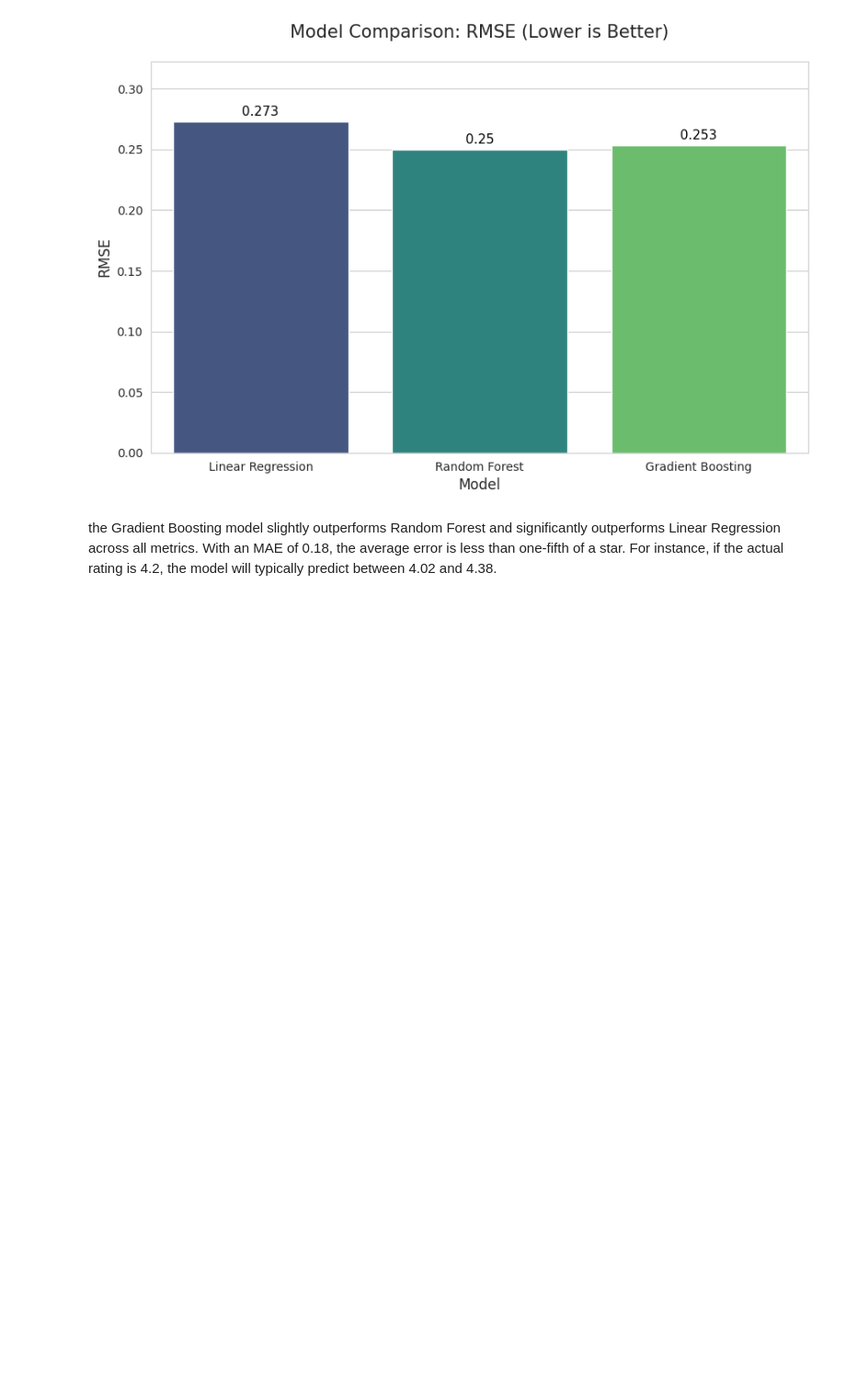
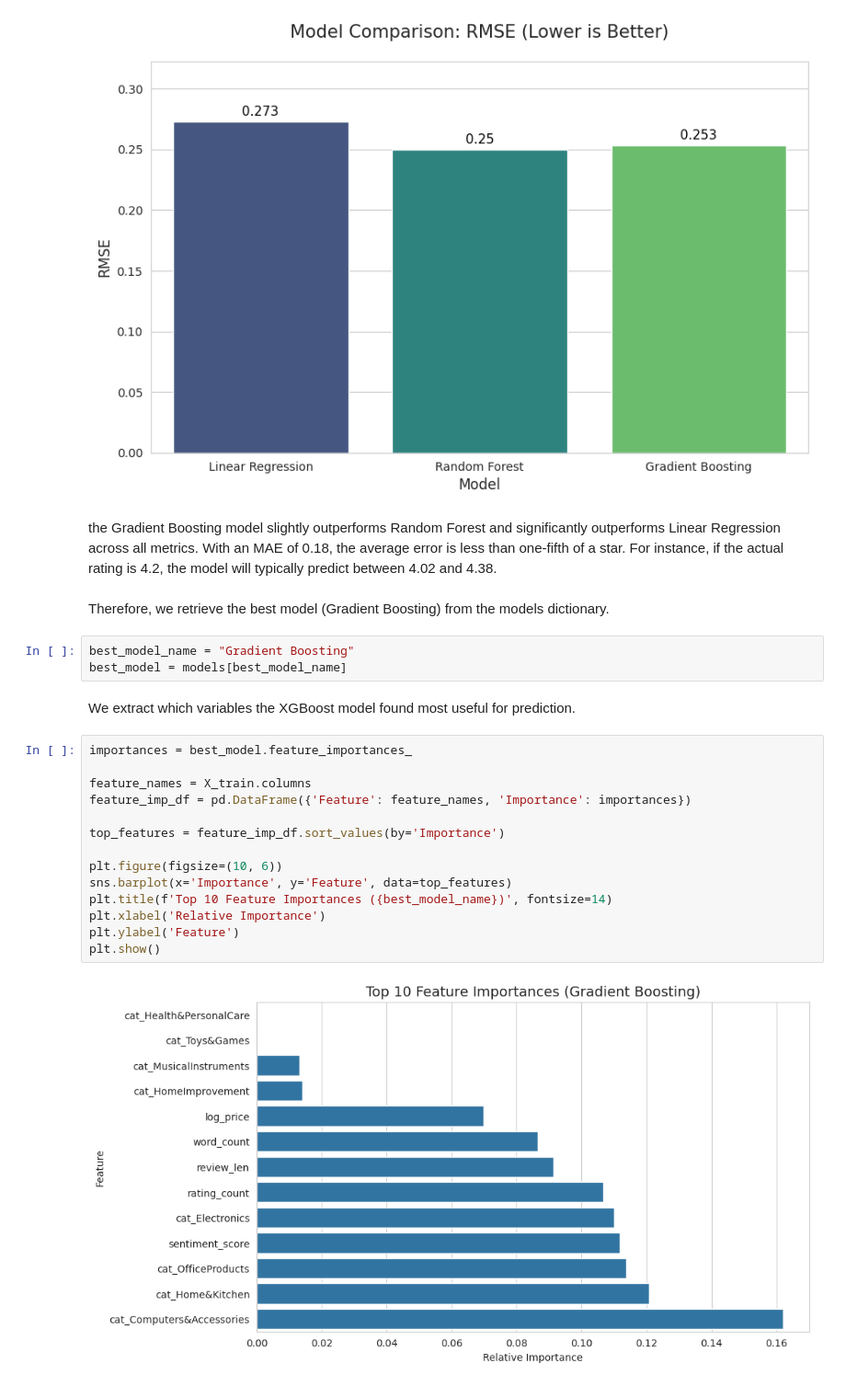
Before and after one commit to LeJ-04/amazon-products-rating-ml-project, a Jupyter notebook: ProjetML.ipynb, the cells around one changed output. Shown: that part at 92% size. Cells and saved outputs as stored; diff of their text form; blank space fills up the shorter version.

Commit message:
PART6 : done, we have to structure the notebook (better visualization)

```diff
--- a/ProjetML.ipynb
+++ b/ProjetML.ipynb
@@ -801,3 +803,26 @@ the Gradient Boosting model slightly outperforms Random
 Forest and significantly outperforms Linear Regression across all metrics. With an MAE of 0.18,
 the average error is less than one-fifth of a star. For instance, if the actual rating is 4.2, the model
 will typically predict between 4.02 and 4.38.
+# %% [markdown]
+Therefore, we retrieve the best model (Gradient Boosting) from the models dictionary.
+# %%
+best_model_name = "Gradient Boosting"
+best_model = models[best_model_name]
+# %% [markdown]
+We extract which variables the XGBoost model found most useful for prediction.
+# %%
+importances = best_model.feature_importances_
+
+feature_names = X_train.columns
+feature_imp_df = pd.DataFrame({'Feature': feature_names, 'Importance': importances})
+
+top_features = feature_imp_df.sort_values(by='Importance')
+
+plt.figure(figsize=(10, 6))
+sns.barplot(x='Importance', y='Feature', data=top_features)
+plt.title(f'Top 10 Feature Importances ({best_model_name})', fontsize=14)
+plt.xlabel('Relative Importance')
+plt.ylabel('Feature')
+plt.show()
+# %% [output]
+[figure, added]
```
Also changed, not shown: parts of 9 cells of this notebook.
